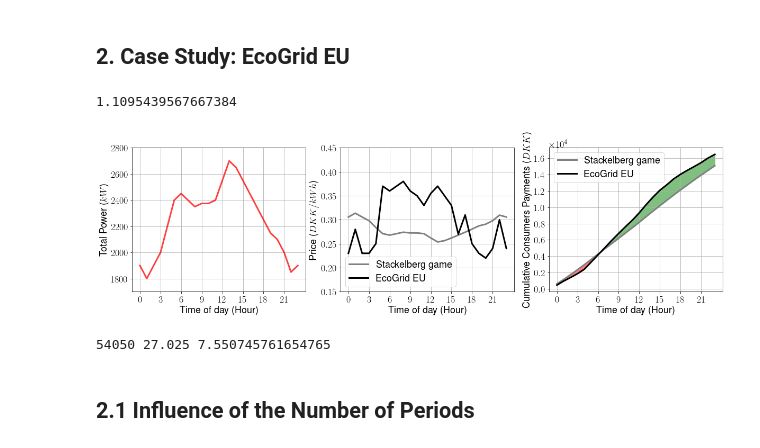
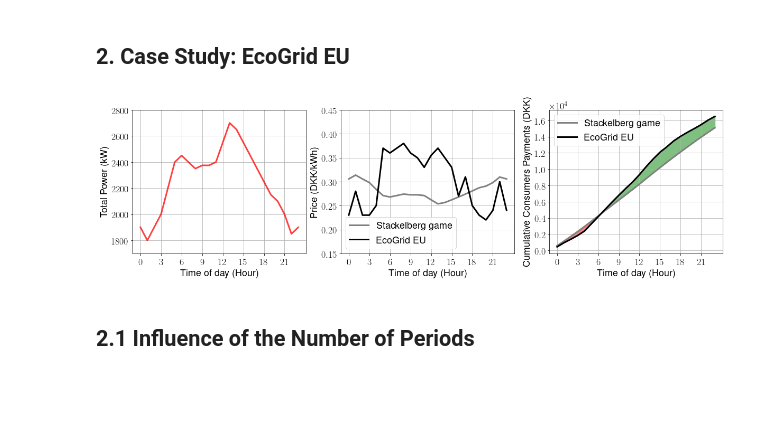
Before and after one commit to kalsheh2/DemandResponse, a Jupyter notebook: CaseStudies.ipynb, the cells around one changed output. Cells and saved outputs as stored; diff of their text form; code cells hidden in the pictures; blank space fills up the shorter version.

```diff
--- a/CaseStudies.ipynb
+++ b/CaseStudies.ipynb
@@ -130,9 +130,9 @@ ax.get_yaxis().tick_left()
 # plt.plot(G[0,:],color='g',label='Power availability',linewidth=3)
 plt.plot(G[0,:],color='r',linewidth=3,alpha=0.75)
 plt.grid(True)
-plt.ylabel('Total Power ($kW$)',fontsize=18)
+plt.ylabel('Total Power (kW)',fontsize=18)
 plt.xlabel('Time of day (Hour)',fontsize=18)
-plt.legend(fontsize=15,loc='best')
+# plt.legend(fontsize=15,loc='best')
 plt.ylim(np.min(G)-100,np.max(G)+100)
 plt.xticks(np.arange(0, T, 3))
 plt.xticks(fontsize=18)
@@ -157,7 +157,7 @@ plt.yticks(fontsize=18)
 plt.plot(P[0,:],color='grey',label='Stackelberg game ',linewidth=3)
 plt.plot(P_Eco[0,:],color='k',label='EcoGrid EU',linewidth=3,alpha=1)
 plt.grid(True)
-plt.ylabel('Price ($DKK/kWh$)',fontsize=18)
+plt.ylabel('Price (DKK/kWh)',fontsize=18)
 plt.xlabel('Time of day (Hour)',fontsize=18)
 plt.legend(fontsize=18,loc='best')
 
@@ -169,41 +169,36 @@ plt.legend(fontsize=18,loc='best')
 ax = plt.subplot(133)
 
 k=0
 for t in range(T):
         Payment_Stackelberg[t]=p(k+1,t+1)*G[k,t]+Payment_Stackelberg[t-1]
         Payment_Eco[t]=P_Eco[k,t]*G[k,t]+Payment_Eco[t-1]
 
 i=np.zeros([T])
 for j in range(T):
     i[j]=j
 
 plt.plot(Payment_Stackelberg[:],color='grey',label='Stackelberg game',linewidth=3)
 plt.plot(Payment_Eco[:],color='k',label='EcoGrid EU',linewidth=3)
 
 
 ax.fill_between(i,Payment_Eco,Payment_Stackelberg, where=Payment_Eco >= Payment_Stackelberg, alpha=0.5, color='green')
 ax.fill_between(i,Payment_Eco,Payment_Stackelberg, alpha=0.5,where=Payment_Eco <= Payment_Stackelberg, color='red')
 
-plt.ylabel('Cumulative Consumers Payments ($DKK$)',fontsize=18)
+plt.ylabel('Cumulative Consumers Payments (DKK)',fontsize=18)
 plt.xlabel('Time of day (Hour)',fontsize=18)
 plt.xticks(np.arange(0, T, 3))
 plt.xticks(fontsize=18)
 plt.yticks(fontsize=18)
 plt.legend(fontsize=18,loc='best')
 plt.ticklabel_format(style='sci', fontsize=30, axis='y', scilimits=(0,0))
 ax.yaxis.offsetText.set_fontsize(18)
 
 plt.grid(True)
 
 np.sum(Payment_Eco)/np.sum(Payment_Stackelberg)
-# plt.savefig('EcoGridEU_Price_Power.pdf')
+plt.savefig('EcoGridEU_Price_Power.pdf')
 # %% [output]
-1.1095439567667384
-[figure, old version]
+[figure, new version]
-# %%
-print(E_total,E_total/N,B[0])
-# %% [output]
-54050 27.025 7.550745761654765
 # %% [markdown]
 ## 2.1 Influence of the Number of Periods
 # %%
```
Also changed, not shown: parts of 4 cells of this notebook.
